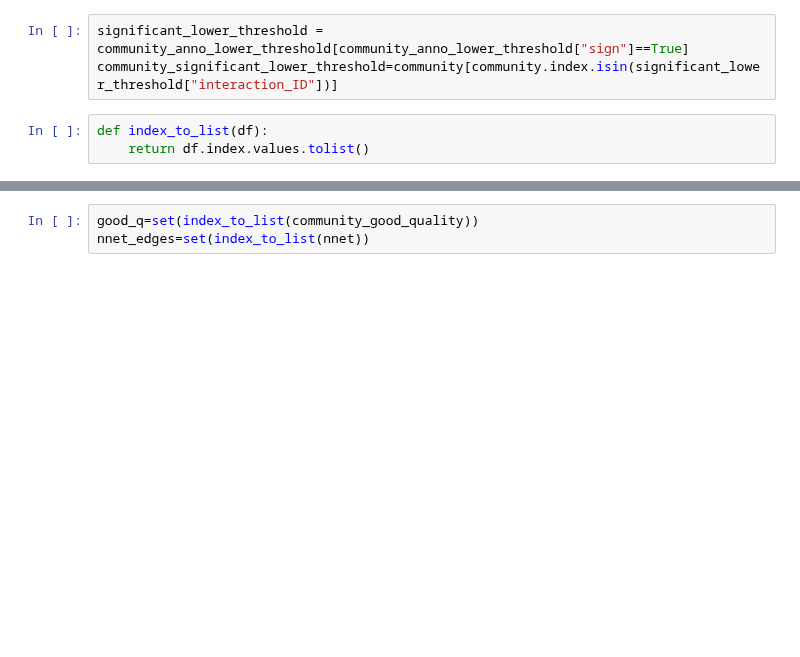
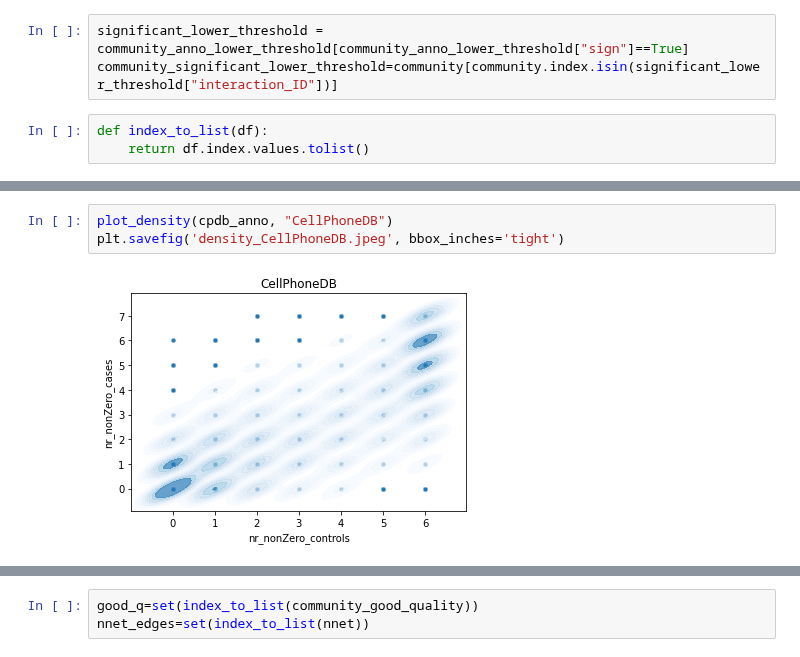
Before and after one commit to colomemaria/community-paper, a Jupyter notebook: src/method_comparison/compare_results/compare_raw.ipynb, the cells around one changed output, grey strips where cells are left out. Drawn from its saved outputs; the diff is of its cells as text; blank space fills up the shorter version.

```diff
--- a/src/method_comparison/compare_results/compare_raw.ipynb
+++ b/src/method_comparison/compare_results/compare_raw.ipynb
@@ -99,0 +109,5 @@ plt.show()
+# %%
+plot_density(cpdb_anno, "CellPhoneDB")
+plt.savefig('density_CellPhoneDB.jpeg', bbox_inches='tight')
+# %% [output]
+[figure, added]
```
Also changed, not shown: parts of 26 cells of this notebook, 13 other files.
